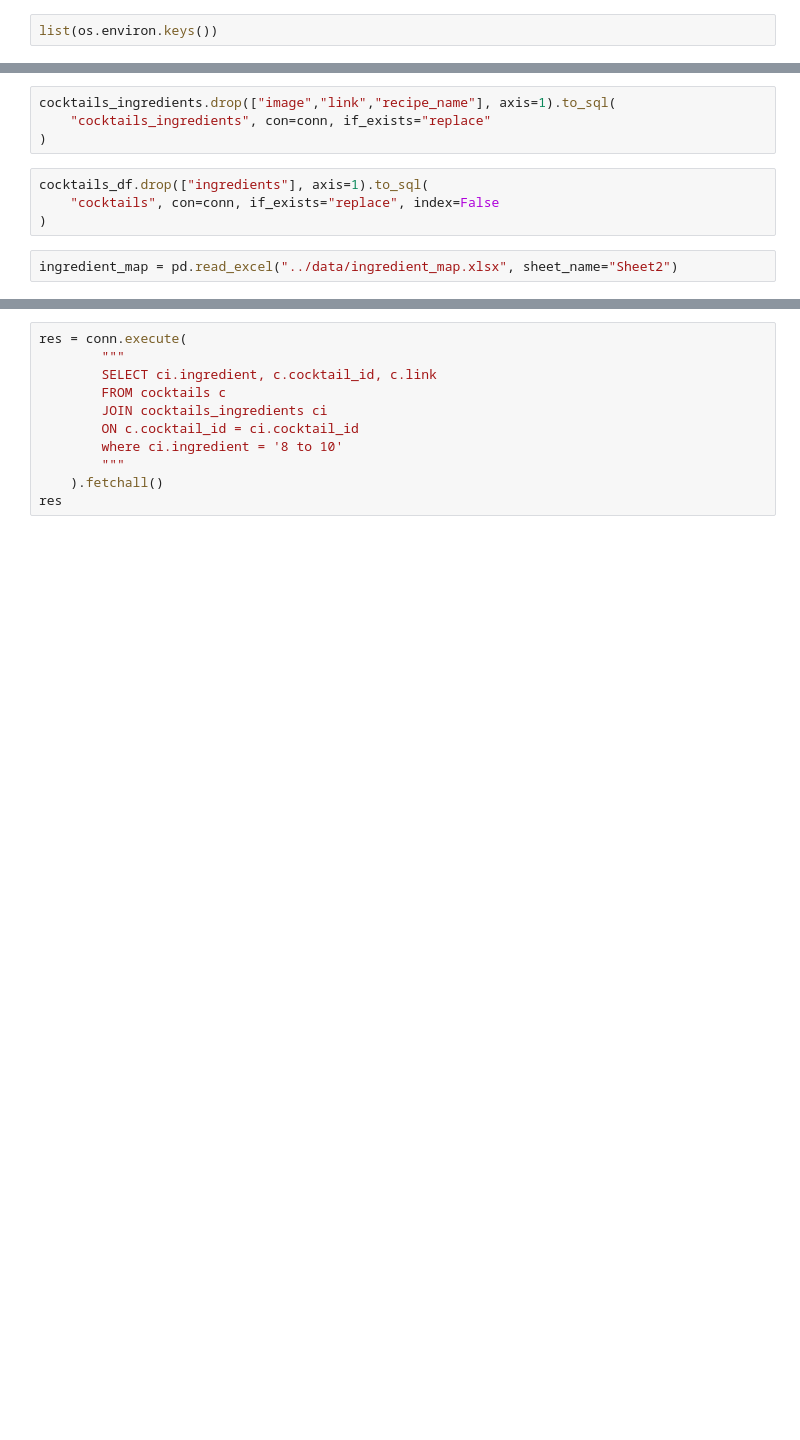
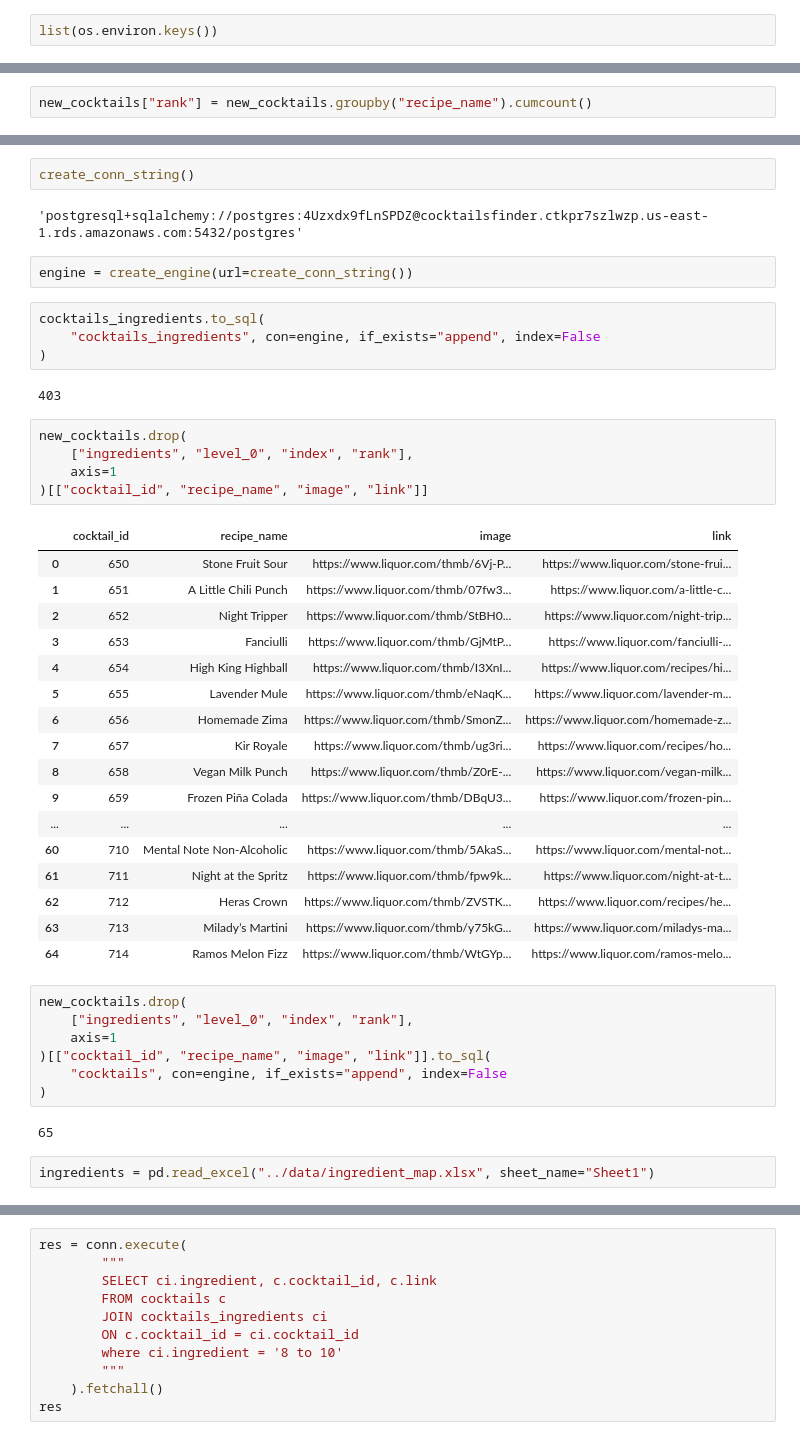
Before and after one commit to JeremyColon/cocktails-database, a Jupyter notebook: testing/cocktails.ipynb, the cells around one changed output, grey strips where cells are left out. Cells and saved outputs as stored; diff of their text form; blank space fills up the shorter version.

```diff
--- a/testing/cocktails.ipynb
+++ b/testing/cocktails.ipynb
@@ -176,0 +777,2 @@ conn.close()
+# %%
+new_cocktails["rank"] = new_cocktails.groupby("recipe_name").cumcount()
@@ -177,10 +871,46 @@ conn.close()
+# %%
+create_conn_string()
+# %% [output]
+'postgresql+sqlalchemy://postgres:4Uzxdx9fLnSPDZ@cocktailsfinder.ctkpr7szlwzp.us-east-1.rds.amazonaws.com:5432/postgres'
+# %%
+engine = create_engine(url=create_conn_string())
 # %%
-cocktails_ingredients.drop(["image","link","recipe_name"], axis=1).to_sql(
-    "cocktails_ingredients", con=conn, if_exists="replace"
+cocktails_ingredients.to_sql(
+    "cocktails_ingredients", con=engine, if_exists="append", index=False
 )
+# %% [output]
+403
+# %%
+new_cocktails.drop(
+    ["ingredients", "level_0", "index", "rank"],
+    axis=1
+)[["cocktail_id", "recipe_name", "image", "link"]]
+# %% [output]
+|  | cocktail_id | recipe_name | image | link |
+| 0 | 650 | Stone Fruit Sour | https://www.liquor.com/thmb/6Vj-P... | https://www.liquor.com/stone-frui... |
+| 1 | 651 | A Little Chili Punch | https://www.liquor.com/thmb/07fw3... | https://www.liquor.com/a-little-c... |
+| 2 | 652 | Night Tripper | https://www.liquor.com/thmb/StBH0... | https://www.liquor.com/night-trip... |
+| 3 | 653 | Fanciulli | https://www.liquor.com/thmb/GjMtP... | https://www.liquor.com/fanciulli-... |
+| 4 | 654 | High King Highball | https://www.liquor.com/thmb/I3XnI... | https://www.liquor.com/recipes/hi... |
+| 5 | 655 | Lavender Mule | https://www.liquor.com/thmb/eNaqK... | https://www.liquor.com/lavender-m... |
+| 6 | 656 | Homemade Zima | https://www.liquor.com/thmb/SmonZ... | https://www.liquor.com/homemade-z... |
+| 7 | 657 | Kir Royale | https://www.liquor.com/thmb/ug3ri... | https://www.liquor.com/recipes/ho... |
+| 8 | 658 | Vegan Milk Punch | https://www.liquor.com/thmb/Z0rE-... | https://www.liquor.com/vegan-milk... |
+| 9 | 659 | Frozen Piña Colada | https://www.liquor.com/thmb/DBqU3... | https://www.liquor.com/frozen-pin... |
+| ... | ... | ... | ... | ... |
+| 60 | 710 | Mental Note Non-Alcoholic | https://www.liquor.com/thmb/5AkaS... | https://www.liquor.com/mental-not... |
+| 61 | 711 | Night at the Spritz | https://www.liquor.com/thmb/fpw9k... | https://www.liquor.com/night-at-t... |
+| 62 | 712 | Heras Crown | https://www.liquor.com/thmb/ZVSTK... | https://www.liquor.com/recipes/he... |
+| 63 | 713 | Milady’s Martini | https://www.liquor.com/thmb/y75kG... | https://www.liquor.com/miladys-ma... |
+| 64 | 714 | Ramos Melon Fizz | https://www.liquor.com/thmb/WtGYp... | https://www.liquor.com/ramos-melo... |
 # %%
-cocktails_df.drop(["ingredients"], axis=1).to_sql(
-    "cocktails", con=conn, if_exists="replace", index=False
+new_cocktails.drop(
+    ["ingredients", "level_0", "index", "rank"],
+    axis=1
+)[["cocktail_id", "recipe_name", "image", "link"]].to_sql(
+    "cocktails", con=engine, if_exists="append", index=False
 )
+# %% [output]
+65
 # %%
-ingredient_map = pd.read_excel("../data/ingredient_map.xlsx", sheet_name="Sheet2")
+ingredients = pd.read_excel("../data/ingredient_map.xlsx", sheet_name="Sheet1")
```
Also changed, not shown: parts of 69 cells of this notebook, 2 other files.
